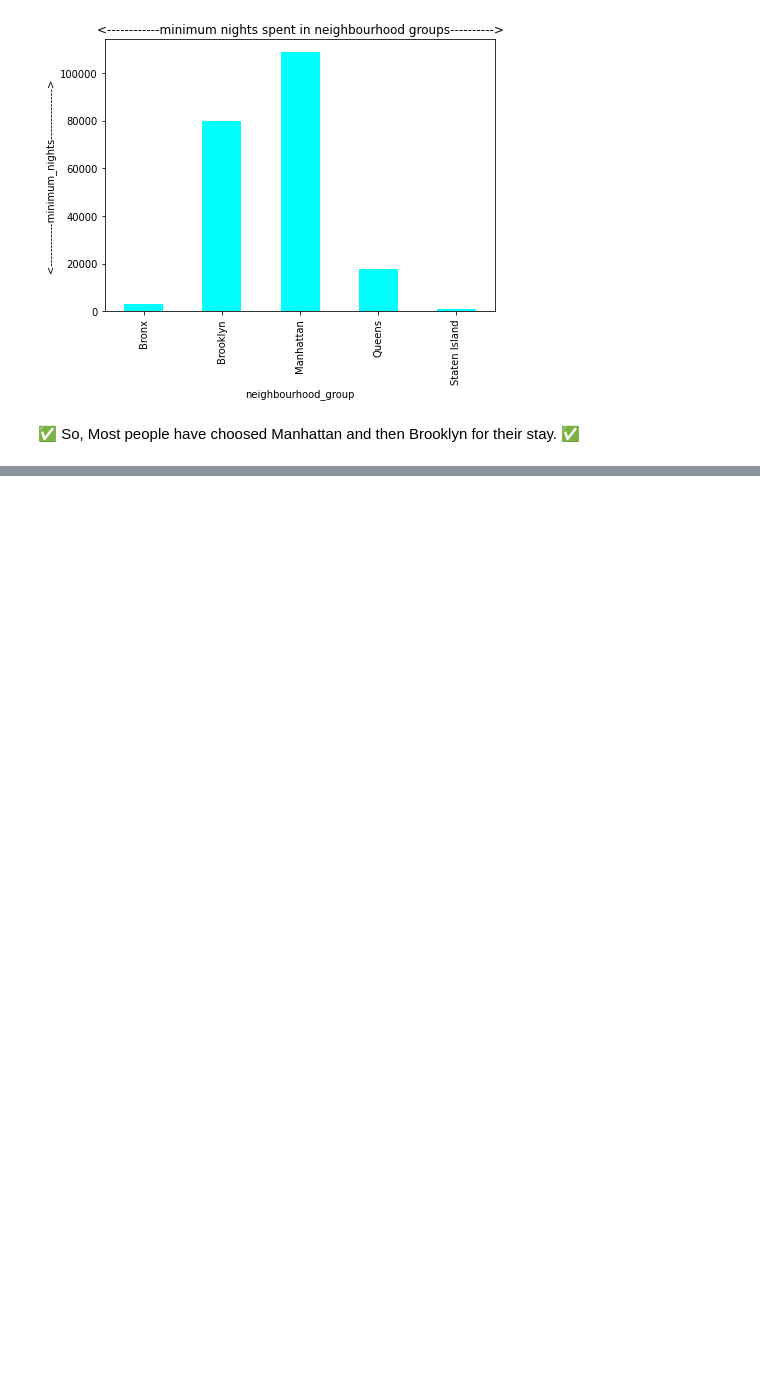
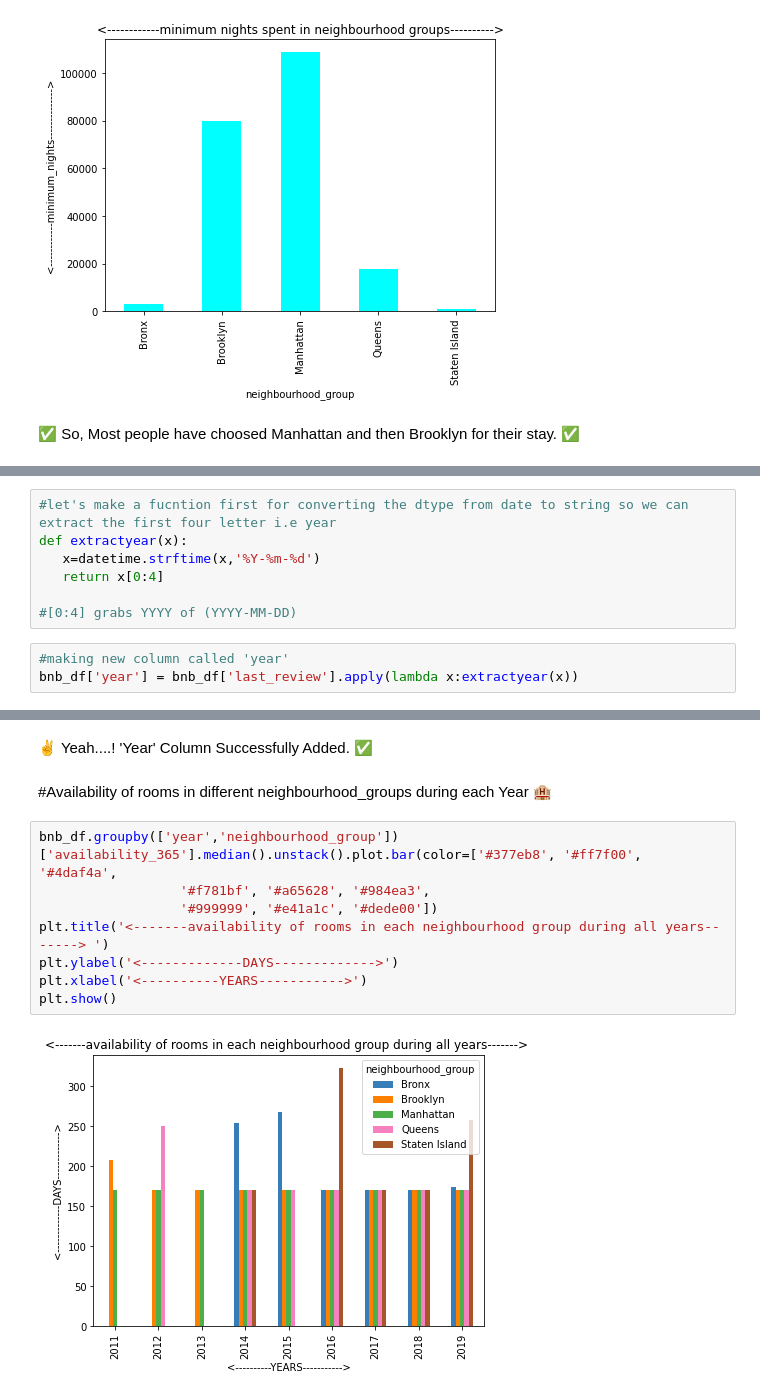
Before and after one commit to ajayn3300/Airbnb_Analysis----EDA, a Jupyter notebook: EDA_of_Airbnb.ipynb, the cells around one changed output, grey strips where cells are left out. Cells and saved outputs as stored; diff of their text form; blank space fills up the shorter version.

```diff
--- a/EDA_of_Airbnb.ipynb
+++ b/EDA_of_Airbnb.ipynb
@@ -578,0 +596,10 @@ Name: minimum_nights, dtype: int64
+# %%
+#let's make a fucntion first for converting the dtype from date to string so we can extract the first four letter i.e year
+def extractyear(x):
+   x=datetime.strftime(x,'%Y-%m-%d')
+   return x[0:4]
+
+#[0:4] grabs YYYY of (YYYY-MM-DD)
+# %%
+#making new column called 'year'
+bnb_df['year'] = bnb_df['last_review'].apply(lambda x:extractyear(x))
@@ -578,0 +616,14 @@ Name: minimum_nights, dtype: int64
+# %% [markdown]
+✌ Yeah....! 'Year' Column Successfully Added. ✅
+# %% [markdown]
+#Availability of rooms in different neighbourhood_groups during each Year 🏨
+# %%
+bnb_df.groupby(['year','neighbourhood_group'])['availability_365'].median().unstack().plot.bar(color=['#377eb8', '#ff7f00', '#4daf4a',
+                  '#f781bf', '#a65628', '#984ea3',
+                  '#999999', '#e41a1c', '#dede00'])
+plt.title('<-------availability of rooms in each neighbourhood group during all years-------> ')
+plt.ylabel('<-------------DAYS------------->')
+plt.xlabel('<----------YEARS----------->')
+plt.show()
+# %% [output]
+[figure, added]
```
Also changed, not shown: parts of 15 cells of this notebook.
